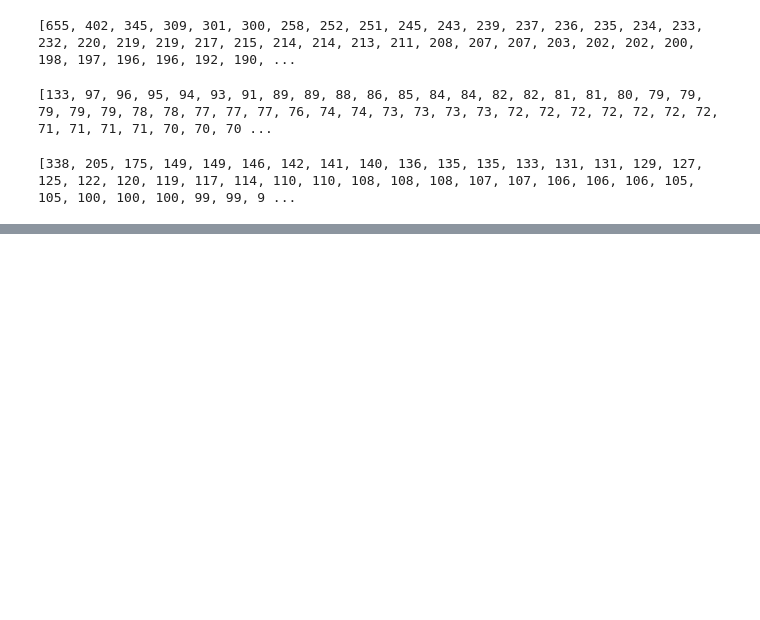
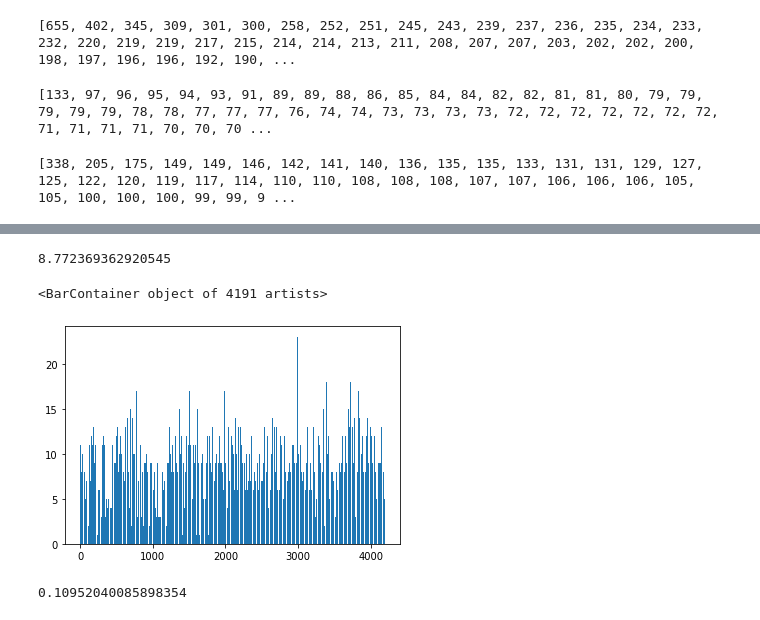
Before and after one commit to ByrdOfAFeather/pred_essay_quality, a Jupyter notebook: notebooks/init_explore.ipynb, the cells around one changed output, grey strips where cells are left out. Cells and saved outputs as stored; diff of their text form; code cells hidden in the pictures; blank space fills up the shorter version.

Commit message:
Good Training

```diff
--- a/notebooks/init_explore.ipynb
+++ b/notebooks/init_explore.ipynb
@@ -286,0 +271,7 @@ print(summed / n_2)
+# %%
+unique_essays = pd.read_csv("/home/byrdofafeather/ByrdOfAFeather/SSGOGETADATA/data/train.csv")
+uniques = unique_essays["essay_id"].unique()
+no_in = []
+for unique in uniques:
+    no_in.append(unique_essays[unique_essays["essay_id"] == unique].shape[0])
+no_in
@@ -286,0 +296,16 @@ print(summed / n_2)
+# %%
+import numpy as np
+np.mean(no_in)
+# %% [output]
+8.772369362920545
+# %%
+plt.bar([idx for idx, _ in enumerate(no_in)], no_in)
+# %% [output]
+<BarContainer object of 4191 artists>
+[figure, added]
+# %%
+# This is the number of essays we need on average to get 10% of the data roughly
+out = (unique_essays.shape[0] * .1) // 8
+out / uniques.shape[0]
+# %% [output]
+0.10952040085898354
```
Also changed, not shown: parts of 3 cells of this notebook, 7 other files.
